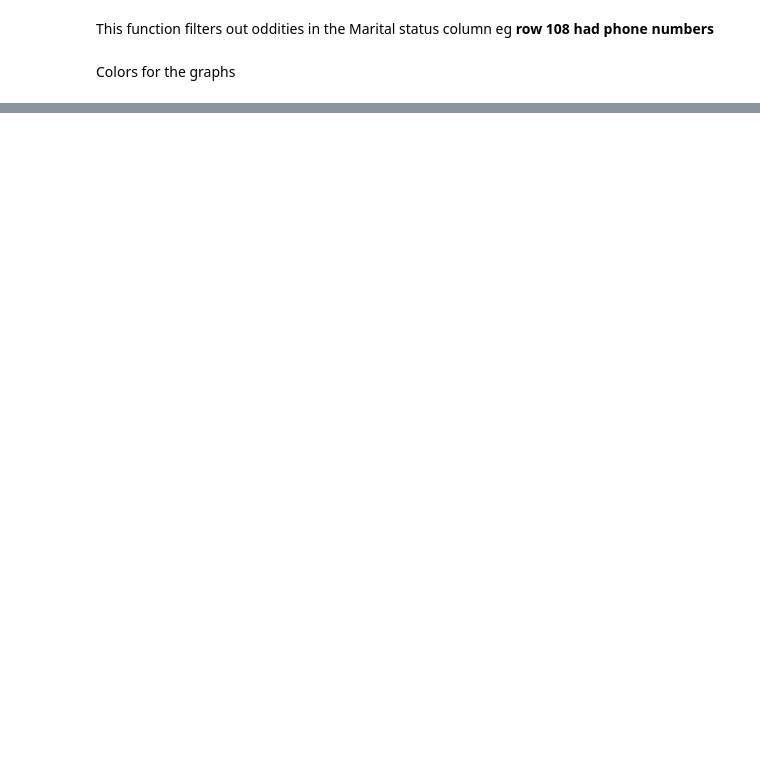
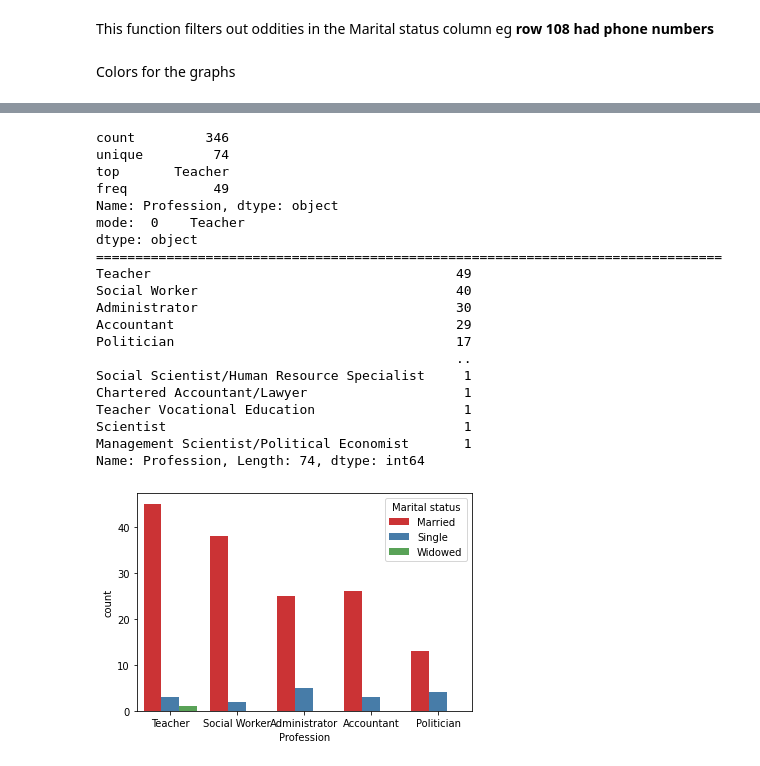
Before and after one commit to ssembatyaisaac/data_analysis, a Jupyter notebook: MPS.ipynb, the cells around one changed output, grey strips where cells are left out. Cells and saved outputs as stored; diff of their text form; code cells hidden in the pictures; blank space fills up the shorter version.

```diff
--- a/MPS.ipynb
+++ b/MPS.ipynb
@@ -199,0 +261,46 @@ Name: District, Length: 119, dtype: int64
+# %%
+#helper function used in plotting the graphs
+def cat_sum(dataframe, x=None, y=None, hue=None, palette='Set1',i=None,verbose=True):
+    if x == None:
+        column_interested = y
+    else:
+        column_interested = x
+    series = dataframe[column_interested]
+    print(series.describe())
+    print('mode: ', series.mode())
+    if verbose:
+        print('='*80)
+        print(series.value_counts())
+
+    # if x != None:
+        sns.countplot(x=x, y=y, hue=hue, data=dataframe, palette=palette,
+                 order=df2[x].value_counts().iloc[:i].index)
+    # else:
+    #     sns.countplot(x=x, y=y, hue=hue, data=dataframe, palette=palette,
+    #              order=df2[y].value_counts().iloc[:i].index)
+
+    plt.show()
+# %%
+cat_sum(df2, x='Profession', hue='Marital status', i =5)
+# %% [output]
+count         346
+unique         74
+top       Teacher
+freq           49
+Name: Profession, dtype: object
+mode:  0    Teacher
+dtype: object
+================================================================================
+Teacher                                       49
+Social Worker                                 40
+Administrator                                 30
+Accountant                                    29
+Politician                                    17
+                                              ..
+Social Scientist/Human Resource Specialist     1
+Chartered Accountant/Lawyer                    1
+Teacher Vocational Education                   1
+Scientist                                      1
+Management Scientist/Political Economist       1
+Name: Profession, Length: 74, dtype: int64
+[figure, added]
```
Also changed, not shown: parts of 12 cells of this notebook.
